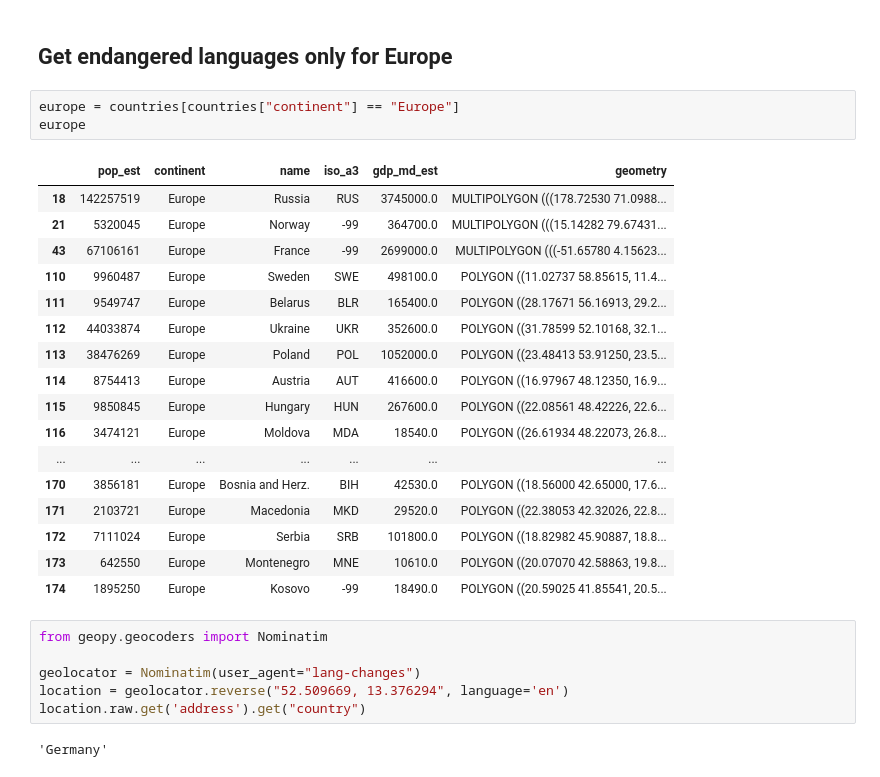
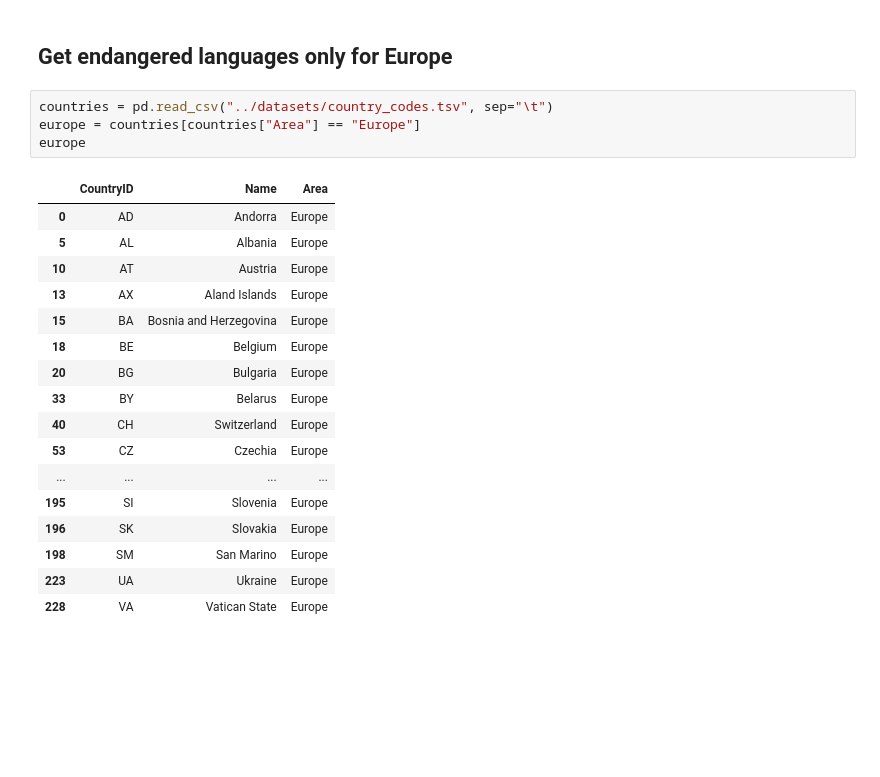
Before and after one commit to Eszti/lang-changes, a Jupyter notebook: notebooks/Explore_extinct_languages_data.ipynb, the cells around one changed output. Saved outputs shown, nothing was run; the diff lists cells and outputs as text; blank space fills up the shorter version.

Commit message:
Filter endangered languages for Europe

```diff
--- a/notebooks/Explore_extinct_languages_data.ipynb
+++ b/notebooks/Explore_extinct_languages_data.ipynb
@@ -106,31 +129,24 @@ plt.show()
 # %% [markdown]
 ## Get endangered languages only for Europe
 # %%
-europe = countries[countries["continent"] == "Europe"]
+countries = pd.read_csv("../datasets/country_codes.tsv", sep="\t")
+europe = countries[countries["Area"] == "Europe"]
 europe
 # %% [output]
-|  | pop_est | continent | name | iso_a3 | gdp_md_est | geometry |
-| 18 | 142257519 | Europe | Russia | RUS | 3745000.0 | MULTIPOLYGON (((178.72530 71.0988... |
-| 21 | 5320045 | Europe | Norway | -99 | 364700.0 | MULTIPOLYGON (((15.14282 79.67431... |
-| 43 | 67106161 | Europe | France | -99 | 2699000.0 | MULTIPOLYGON (((-51.65780 4.15623... |
-| 110 | 9960487 | Europe | Sweden | SWE | 498100.0 | POLYGON ((11.02737 58.85615, 11.4... |
-| 111 | 9549747 | Europe | Belarus | BLR | 165400.0 | POLYGON ((28.17671 56.16913, 29.2... |
-| 112 | 44033874 | Europe | Ukraine | UKR | 352600.0 | POLYGON ((31.78599 52.10168, 32.1... |
-| 113 | 38476269 | Europe | Poland | POL | 1052000.0 | POLYGON ((23.48413 53.91250, 23.5... |
-| 114 | 8754413 | Europe | Austria | AUT | 416600.0 | POLYGON ((16.97967 48.12350, 16.9... |
-| 115 | 9850845 | Europe | Hungary | HUN | 267600.0 | POLYGON ((22.08561 48.42226, 22.6... |
-| 116 | 3474121 | Europe | Moldova | MDA | 18540.0 | POLYGON ((26.61934 48.22073, 26.8... |
-| ... | ... | ... | ... | ... | ... | ... |
-| 170 | 3856181 | Europe | Bosnia and Herz. | BIH | 42530.0 | POLYGON ((18.56000 42.65000, 17.6... |
-| 171 | 2103721 | Europe | Macedonia | MKD | 29520.0 | POLYGON ((22.38053 42.32026, 22.8... |
-| 172 | 7111024 | Europe | Serbia | SRB | 101800.0 | POLYGON ((18.82982 45.90887, 18.8... |
-| 173 | 642550 | Europe | Montenegro | MNE | 10610.0 | POLYGON ((20.07070 42.58863, 19.8... |
-| 174 | 1895250 | Europe | Kosovo | -99 | 18490.0 | POLYGON ((20.59025 41.85541, 20.5... |
+|  | CountryID | Name | Area |
+| 0 | AD | Andorra | Europe |
+| 5 | AL | Albania | Europe |
+| 10 | AT | Austria | Europe |
+| 13 | AX | Aland Islands | Europe |
+| 15 | BA | Bosnia and Herzegovina | Europe |
+| 18 | BE | Belgium | Europe |
+| 20 | BG | Bulgaria | Europe |
+| 33 | BY | Belarus | Europe |
+| 40 | CH | Switzerland | Europe |
+| 53 | CZ | Czechia | Europe |
+| ... | ... | ... | ... |
+| 195 | SI | Slovenia | Europe |
+| 196 | SK | Slovakia | Europe |
+| 198 | SM | San Marino | Europe |
+| 223 | UA | Ukraine | Europe |
+| 228 | VA | Vatican State | Europe |
-# %%
-from geopy.geocoders import Nominatim
-
-geolocator = Nominatim(user_agent="lang-changes")
-location = geolocator.reverse("52.509669, 13.376294", language='en')
-location.raw.get('address').get("country")
-# %% [output]
-'Germany'
```
Also changed, not shown: parts of 13 cells of this notebook, 2 other files.
